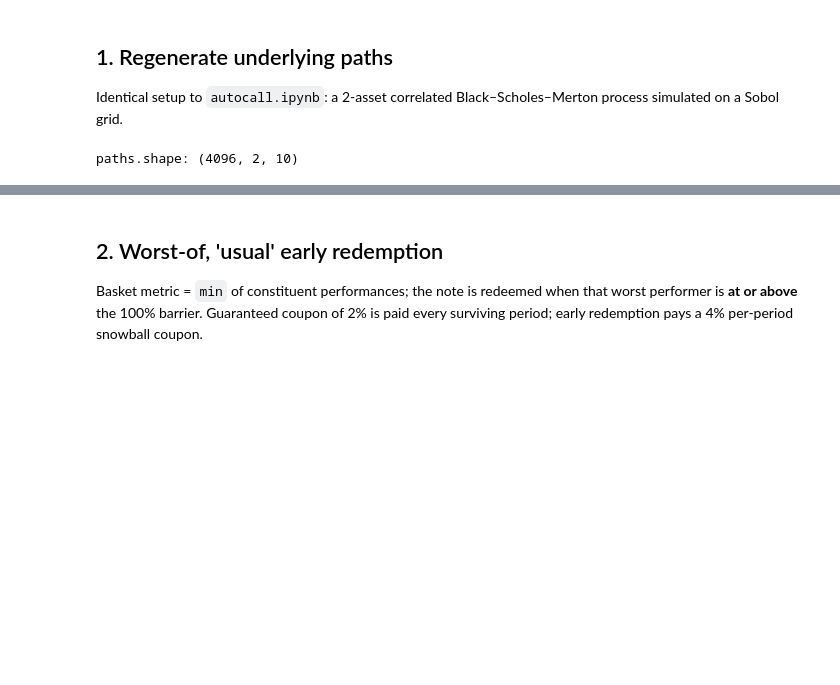
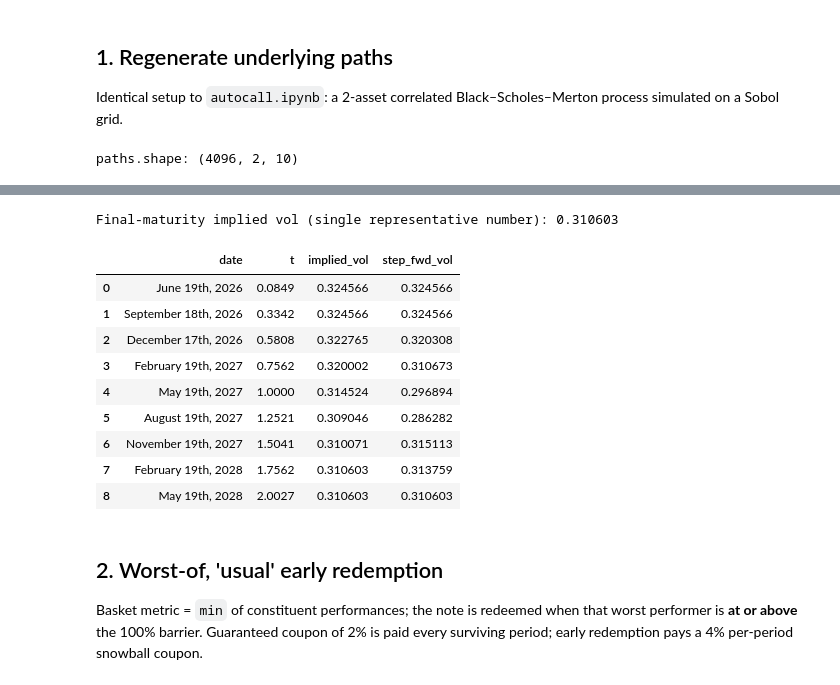
Before and after one commit to drafal2/autocall, a Jupyter notebook: notebooks/autocall_payoff_demo.ipynb, the cells around one changed output, grey strips where cells are left out. Saved outputs shown, nothing was run; the diff lists cells and outputs as text; code cells hidden in the pictures; blank space fills up the shorter version.

```diff
--- a/notebooks/autocall_payoff_demo.ipynb
+++ b/notebooks/autocall_payoff_demo.ipynb
@@ -102,3 +109,33 @@ paths.shape: (4096, 2, 10)
+# %%
+import pandas as pd
+
+t_full = [0.0] + sim_times  # year fractions: valuation date + each sim date
+rows = []
+for k in range(len(t_full) - 1):
+    t0, t1 = t_full[k], t_full[k + 1]
+    rows.append({
+        "date": sim_dates[k],
+        "t": round(t1, 4),
+        "implied_vol": vol_handle.blackVol(t1, spot_price_1),       # spot vol to this date
+        "step_fwd_vol": vol_handle.blackForwardVol(t0, t1, spot_price_1),  # vol applied on this step
+    })
+
+vol_table = pd.DataFrame(rows)
+print("Final-maturity implied vol (single representative number):",
+      round(vol_handle.blackVol(sim_dates[-1], spot_price_1), 6))
+vol_table.round(6)
+# %% [output]
+Final-maturity implied vol (single representative number): 0.310603
+|  | date | t | implied_vol | step_fwd_vol |
+| 0 | June 19th, 2026 | 0.0849 | 0.324566 | 0.324566 |
+| 1 | September 18th, 2026 | 0.3342 | 0.324566 | 0.324566 |
+| 2 | December 17th, 2026 | 0.5808 | 0.322765 | 0.320308 |
+| 3 | February 19th, 2027 | 0.7562 | 0.320002 | 0.310673 |
+| 4 | May 19th, 2027 | 1.0000 | 0.314524 | 0.296894 |
+| 5 | August 19th, 2027 | 1.2521 | 0.309046 | 0.286282 |
+| 6 | November 19th, 2027 | 1.5041 | 0.310071 | 0.315113 |
+| 7 | February 19th, 2028 | 1.7562 | 0.310603 | 0.313759 |
+| 8 | May 19th, 2028 | 2.0027 | 0.310603 | 0.310603 |
 # %% [markdown]
 ## 2. Worst-of, 'usual' early redemption
 
```
Also changed, not shown: parts of 5 cells of this notebook.
